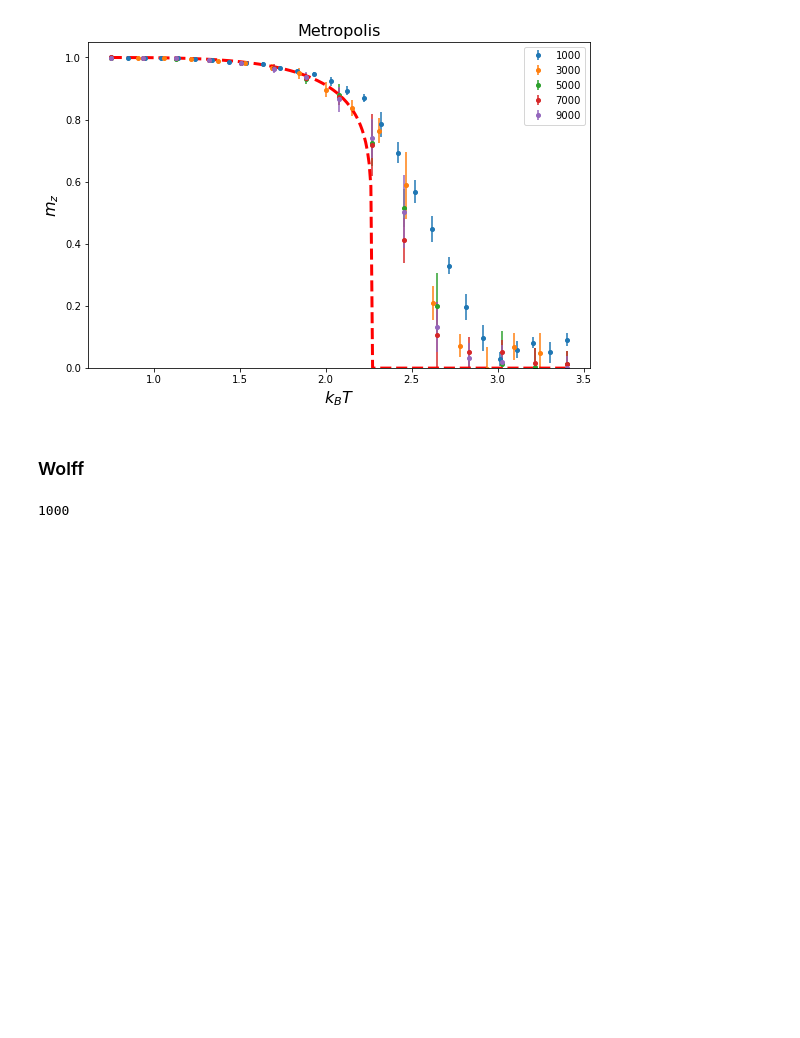
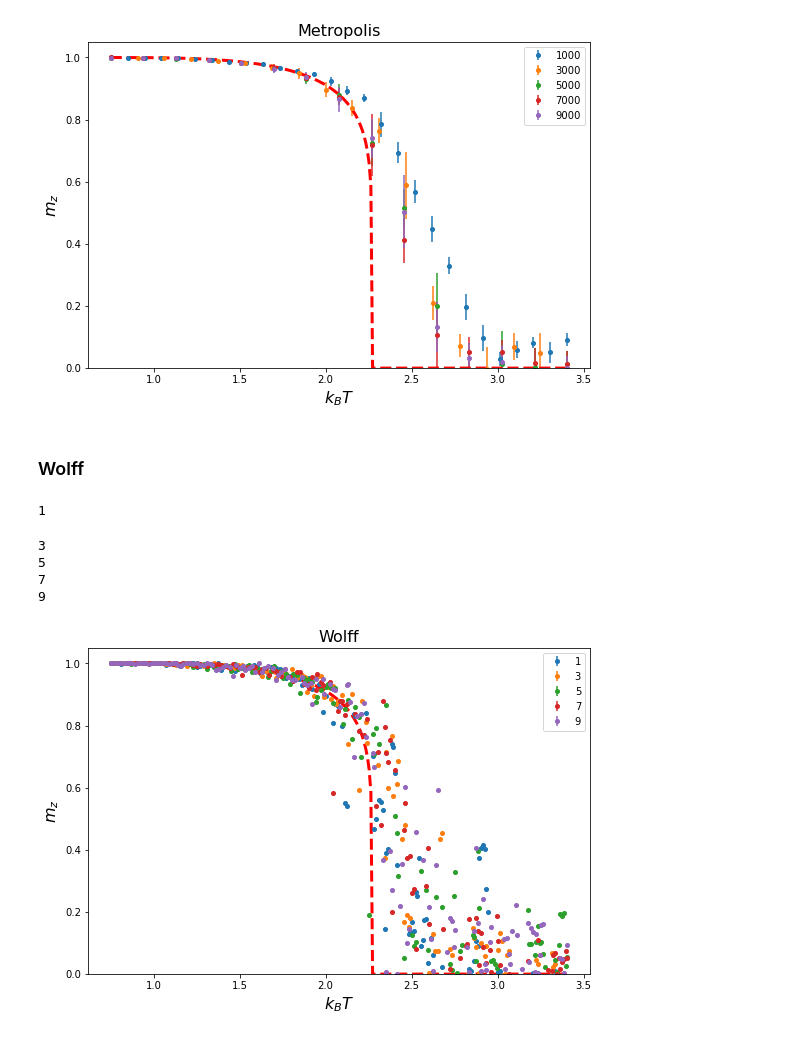
Before and after one commit to bernwo/AP3082-Ising-Model, a Jupyter notebook: scripts/results.ipynb, the cells around one changed output. Drawn from its saved outputs; the diff is of its cells as text; code cells hidden in the pictures; blank space fills up the shorter version.

```diff
--- a/scripts/results.ipynb
+++ b/scripts/results.ipynb
@@ -304,7 +304,7 @@ suscepts_w_relax = []
 cvs_w_relax = []
 
 # Run simulation for different system sizes
-for length in relax:
+for length in relax_w:
     print(length)
     _, obs_relax_w = evolution.evolution(f=wolff.wolff_evolution,
                                                       relax=length,
@@ -317,15 +317,21 @@ for length in relax:
     cvs_w_relax.append(obs_relax_w[1])
     suscepts_w_relax.append(obs_relax_w[2])
 # %% [output]
-1000
+1
+3
+5
+7
+9
 # %%
 plt.figure(figsize=(9,6))
-for mag in magnets_m_relax:
+for mag in magnets_w_relax:
     plt.errorbar(mag[0], mag[1], yerr=mag[2], fmt='o', markersize=4)
-plt.lenged(relax_w)
+plt.legend(relax_w)
 plt.plot(magnets_w[-1][0],observables.analytic_mag(magnets_w[-1][0]),color='r',ls='--',lw=3)
 plt.xlabel(r'$k_B T$',fontsize=16)
 plt.ylabel(r'$m_z$',fontsize=16)
 plt.title('Wolff',fontsize=16)
 plt.ylim(0,1.05)
 plt.savefig(f"../simulation_images/wolff_relax_dependence.pdf",  bbox_inches='tight')
+# %% [output]
+[figure, added]
```
Also changed, not shown: 2 other files.
